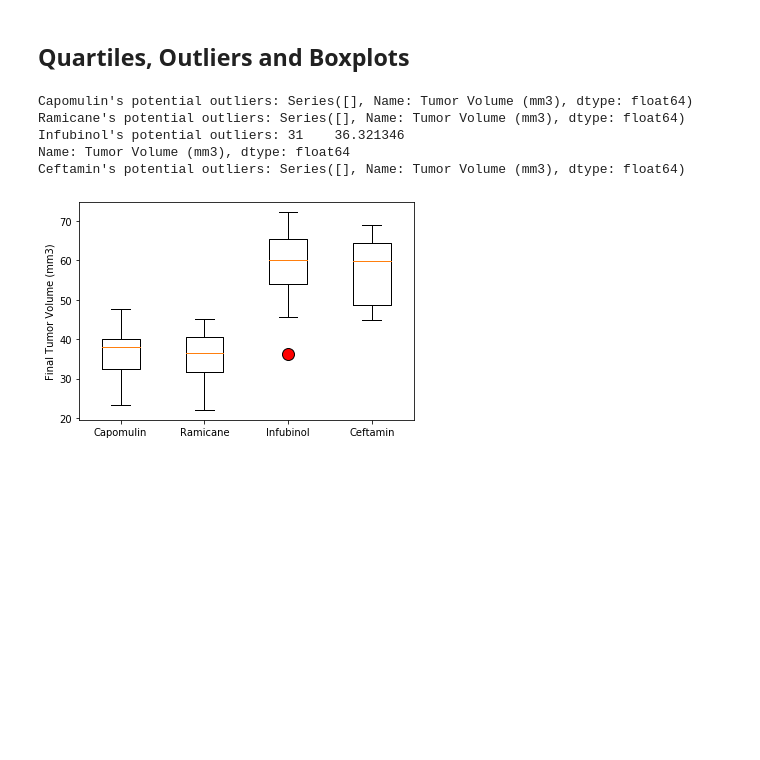
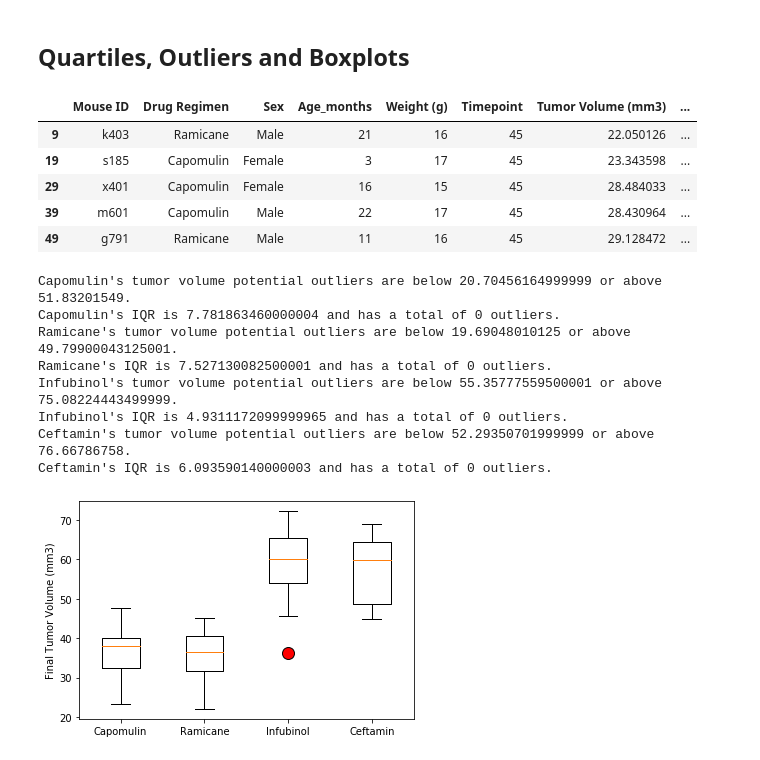
Before and after one commit to CameronLeslie1/Module_5_Challenge, a Jupyter notebook: module_5_starter_code/Pymaceuticals/pymaceuticals_starter.ipynb, the cells around one changed output. Cells and saved outputs as stored; diff of their text form; code cells hidden in the pictures; blank space fills up the shorter version.

```diff
--- a/module_5_starter_code/Pymaceuticals/pymaceuticals_starter.ipynb
+++ b/module_5_starter_code/Pymaceuticals/pymaceuticals_starter.ipynb
@@ -184,34 +184,54 @@ plt.show()
 # %%
 # Calculate the final tumor volume of each mouse across four of the treatment regimens:
 # Capomulin, Ramicane, Infubinol, and Ceftamin
 
 # Start by getting the last (greatest) timepoint for each mouse
-
-
-# Merge this group df with the original DataFrame to get the tumor volume at the last timepoint
+Final_Tumor_Vol = Clean_Data[Clean_Data["Timepoint"]==45]
+Final_Tumor_Vol.head()
+# %% [output]
+|  | Mouse ID | Drug Regimen | Sex | Age_months | Weight (g) | Timepoint | Tumor Volume (mm3) | ... |
+| 9 | k403 | Ramicane | Male | 21 | 16 | 45 | 22.050126 | ... |
+| 19 | s185 | Capomulin | Female | 3 | 17 | 45 | 23.343598 | ... |
+| 29 | x401 | Capomulin | Female | 16 | 15 | 45 | 28.484033 | ... |
+| 39 | m601 | Capomulin | Male | 22 | 17 | 45 | 28.430964 | ... |
+| 49 | g791 | Ramicane | Male | 11 | 16 | 45 | 29.128472 | ... |
 # %%
 # Put treatments into a list for for loop (and later for plot labels)
-
+Drug_List = ["Capomulin","Ramicane","Infubinol","Ceftamin"]
 
 # Create empty list to fill with tumor vol data (for plotting)
-
+Tumor_Vol_List = []
 
 # Calculate the IQR and quantitatively determine if there are any potential outliers.
-
+for drug in Drug_List:
 
     # Locate the rows which contain mice on each drug and get the tumor volumes
-
+    Final_Tumor_by_Drug = Final_Tumor_Vol.loc[Final_Tumor_Vol["Drug Regimen"]== drug,"Tumor Volume (mm3)"]
 
     # add subset
-
+    Tumor_Vol_List.append(Final_Tumor_by_Drug)
 
     # Determine outliers using upper and lower bounds
+    quartiles = Final_Tumor_by_Drug.quantile([0.25,0.5,0.75])
+    lower_quartile = quartiles[0.25]
+    upper_quartile = quartiles[0.75]
+    IQR = upper_quartile - lower_quartile
+    lower_bound = lower_quartile - 1.5*IQR
+    upper_bound = upper_quartile + 1.5*IQR
+    Outliers = Final_Tumor_by_Drug.loc[(Final_Tumor_by_Drug < lower_bound) | (Final_Tumor_by_Drug > upper_bound)]
+    Outliers_Total = Outliers.count()
+
+    print(f"{drug}'s tumor volume potential outliers are below {lower_bound} or above {upper_bound}.")
+    print(f"{drug}'s IQR is {IQR} and has a total of {Outliers_Total} outliers.")
 # %% [output]
-Capomulin's potential outliers: Series([], Name: Tumor Volume (mm3), dtype: float64)
-Ramicane's potential outliers: Series([], Name: Tumor Volume (mm3), dtype: float64)
-Infubinol's potential outliers: 31    36.321346
-Name: Tumor Volume (mm3), dtype: float64
-Ceftamin's potential outliers: Series([], Name: Tumor Volume (mm3), dtype: float64)
+Capomulin's tumor volume potential outliers are below 20.70456164999999 or above 51.83201549.
+Capomulin's IQR is 7.781863460000004 and has a total of 0 outliers.
+Ramicane's tumor volume potential outliers are below 19.69048010125 or above 49.79900043125001.
+Ramicane's IQR is 7.527130082500001 and has a total of 0 outliers.
+Infubinol's tumor volume potential outliers are below 55.35777559500001 or above 75.08224443499999.
+Infubinol's IQR is 4.9311172099999965 and has a total of 0 outliers.
+Ceftamin's tumor volume potential outliers are below 52.29350701999999 or above 76.66786758.
+Ceftamin's IQR is 6.093590140000003 and has a total of 0 outliers.
 # %%
 # Generate a box plot that shows the distrubution of the tumor volume for each treatment group.
 # %% [output]
```
